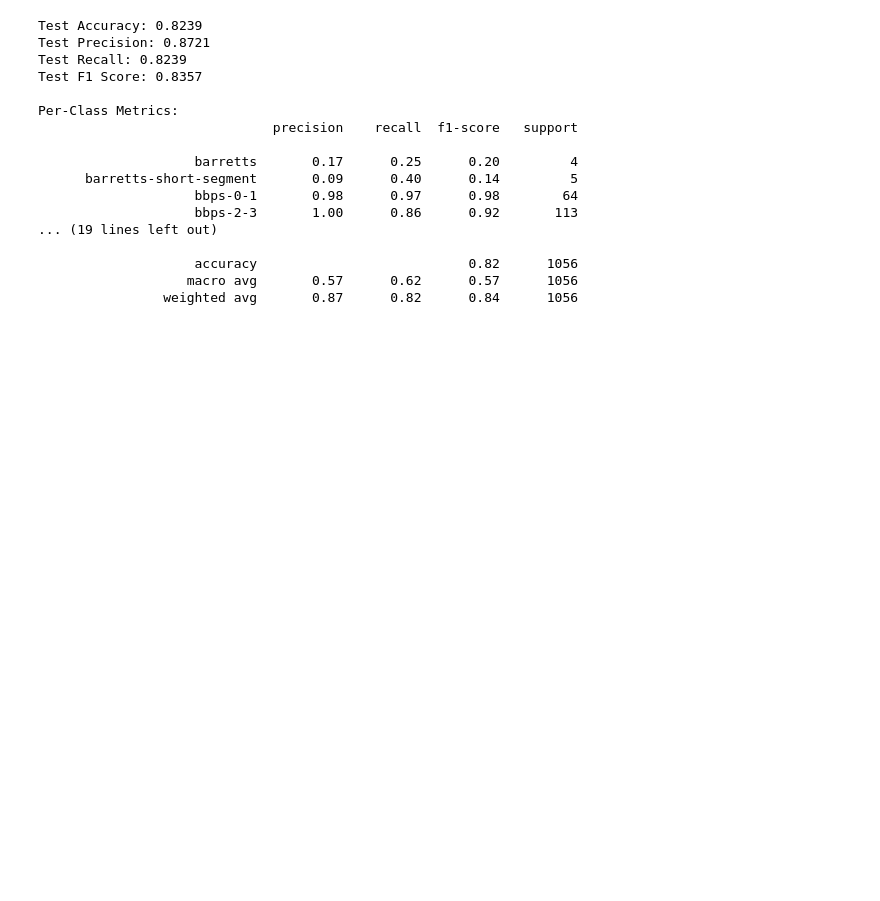
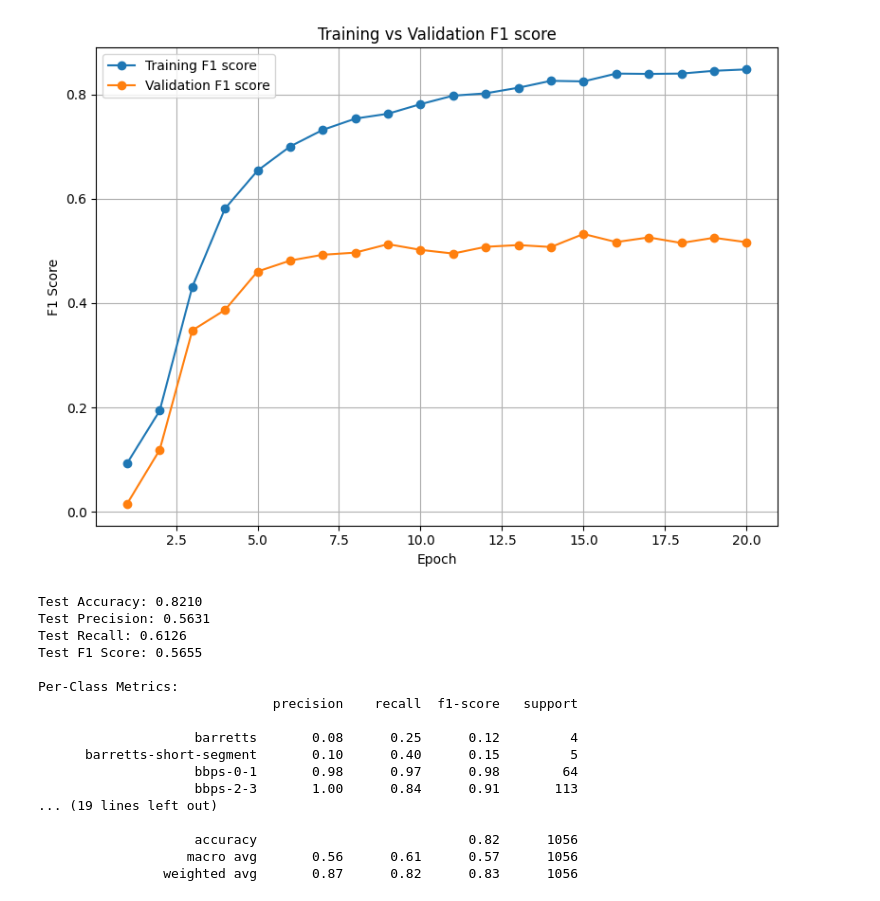
Before and after one commit to abeyyoseph/OtherProjects, a Jupyter notebook: GIImagingEnsembleClassifier/GIClassifier.ipynb, the cells around one changed output. Drawn from its saved outputs; the diff is of its cells as text; code cells hidden in the pictures; blank space fills up the shorter version.

Commit message:
final model

```diff
--- a/GIImagingEnsembleClassifier/GIClassifier.ipynb
+++ b/GIImagingEnsembleClassifier/GIClassifier.ipynb
@@ -129,7 +131,7 @@ def warmup_lr(epoch, warmup_epochs=3):
     return 1.0 # Keep LR at base value after warmup
 # %%
 # Get pretrained model
-model_type = "VIT"
+model_type = "ConvNext"
 model = GetDesiredModel(model_type)
 
 # Define hyperparameters
@@ -146,9 +148,6 @@ scheduler = torch.optim.lr_scheduler.ReduceLROnPlateau(optimizer, mode='min', fa
 # Add a learning rate scheduler to gradually increase the learning rate the first few epochs
 warmup_scheduler = torch.optim.lr_scheduler.LambdaLR(optimizer, lr_lambda=lambda epoch: warmup_lr(epoch, lr_warmup_epochs))
 
-# Evaluate models based on F1 score
-best_val_f1 = 0.0
-best_val_path = f"{model_type}_best_model.pth"
 device = torch.device("cuda" if torch.cuda.is_available() else "cpu")
 # %%
 # Create the DataLoaders
@@ -156,10 +155,18 @@ train_loader = DataLoader(train_dataset, batch_size=batch, sampler=sampler)
 val_loader = DataLoader(val_dataset, batch_size=batch, shuffle=False)
 test_loader = DataLoader(test_dataset, batch_size=batch, shuffle=False)
 # %%
+# Evaluate models based on F1 score
+best_val_f1 = -1.0
+best_val_path = f"{model_type}_best_model.pth"
+
+# Accumulate gradients for 2 training batches
 gradient_accumulation_steps = 2
 
+all_training_f1 = []
+all_validation_f1 = []
+
 for epoch in range(num_epochs):
-    print(f"Epoch {epoch+1}: Learning Rate: {optimizer.param_groups[0]['lr']}")
+    print(f"\nEpoch {epoch+1}: Learning Rate: {optimizer.param_groups[0]['lr']}")
 
     model.train()
     train_loss = 0
@@ -194,7 +201,8 @@ for epoch in range(num_epochs):
 
     # Get train loss and F1 score
     train_loss /= len(train_loader)
-    train_f1 = f1_score(all_train_labels, all_train_preds, average='weighted')
+    train_f1 = f1_score(all_train_labels, all_train_preds, average='macro')
+    all_training_f1.append(train_f1)
 
     # Adjust learning rate initially
     if epoch < lr_warmup_epochs:
@@ -221,7 +229,8 @@ for epoch in range(num_epochs):
 
     # Calculate the loss and F1 score
     val_loss /= len(val_loader)
-    val_f1 = f1_score(all_val_labels, all_val_preds, average='weighted')
+    val_f1 = f1_score(all_val_labels, all_val_preds, average='macro')
+    all_validation_f1.append(val_f1)
 
     # Adjust learning rate based on validation loss
     scheduler.step(val_loss)
@@ -255,2 +264,18 @@ Validation Loss: 1.7203 | Validation F1 Score: 0.8329
+# %%
+# Plot the loss and F1 score vs training epoch
+epochs = range(1, len(all_training_f1) + 1)
+
+plt.figure(figsize=(8, 6))
+plt.plot(epochs, all_training_f1, label='Training F1 score', marker='o')
+plt.plot(epochs, all_validation_f1, label='Validation F1 score', marker='o')
+plt.title('Training vs Validation F1 score')
+plt.xlabel('Epoch')
+plt.ylabel('F1 Score')
+plt.legend()
+plt.grid(True)
+plt.tight_layout()
+plt.show()
+# %% [output]
+[figure, added]
 # %%
 # Best validation F1 scores from the above training/validation loop
@@ -301,9 +326,9 @@ with torch.no_grad():
 # %%
 # Compute evaluation metrics
 accuracy = accuracy_score(all_labels, all_preds)
-precision = precision_score(all_labels, all_preds, average='weighted', zero_division=0)
-recall = recall_score(all_labels, all_preds, average='weighted', zero_division=0)
-f1 = f1_score(all_labels, all_preds, average='weighted', zero_division=0)
+precision = precision_score(all_labels, all_preds, average='macro', zero_division=0)
+recall = recall_score(all_labels, all_preds, average='macro', zero_division=0)
+f1 = f1_score(all_labels, all_preds, average='macro', zero_division=0)
 
 # Get class names from ImageFolder
 class_names = list(all_data.class_to_idx.keys())  # Ensures all classes are included
@@ -321,20 +346,20 @@ print(f"Test F1 Score: {f1:.4f}")
 print("\nPer-Class Metrics:")
 print(class_report)
 # %% [output]
-Test Accuracy: 0.8239
-Test Precision: 0.8721
-Test Recall: 0.8239
-Test F1 Score: 0.8357
+Test Accuracy: 0.8210
+Test Precision: 0.5631
+Test Recall: 0.6126
+Test F1 Score: 0.5655
 
 Per-Class Metrics:
                               precision    recall  f1-score   support
 
-                    barretts       0.17      0.25      0.20         4
-      barretts-short-segment       0.09      0.40      0.14         5
+                    barretts       0.08      0.25      0.12         4
+      barretts-short-segment       0.10      0.40      0.15         5
                     bbps-0-1       0.98      0.97      0.98        64
-                    bbps-2-3       1.00      0.86      0.92       113
+                    bbps-2-3       1.00      0.84      0.91       113
 ... (19 lines left out)
 
                     accuracy                           0.82      1056
-                   macro avg       0.57      0.62      0.57      1056
-                weighted avg       0.87      0.82      0.84      1056
+                   macro avg       0.56      0.61      0.57      1056
+                weighted avg       0.87      0.82      0.83      1056
```
Also changed, not shown: parts of 6 cells of this notebook, 3 other files.
